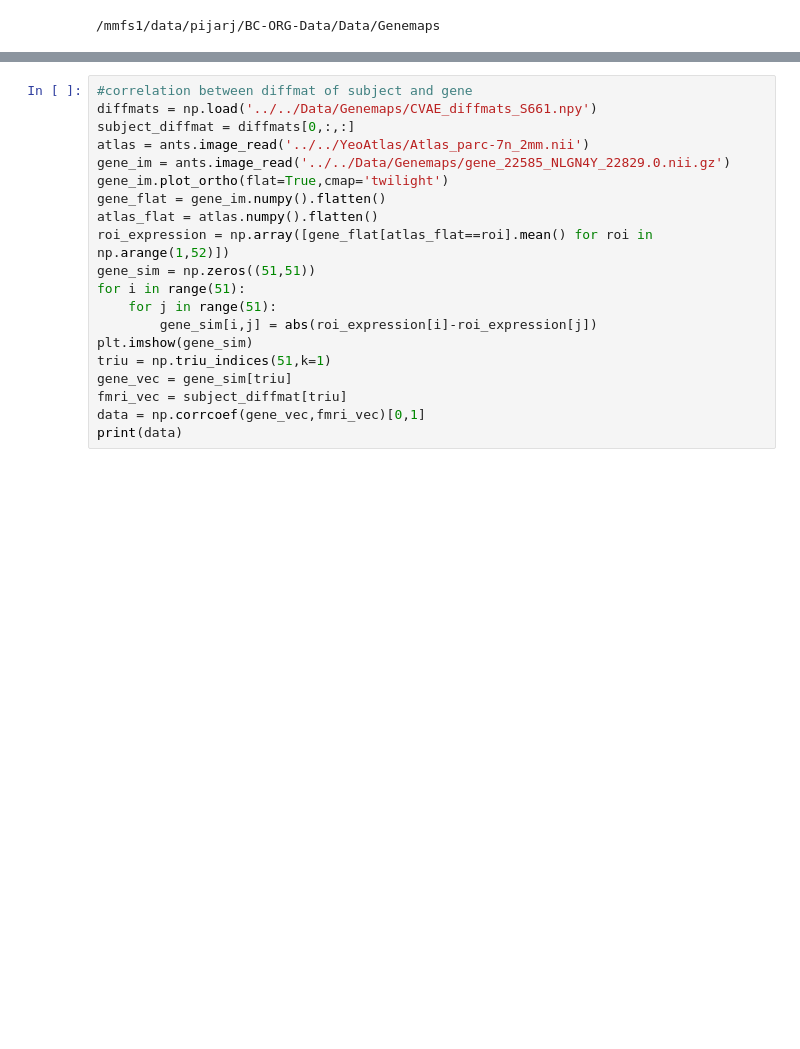
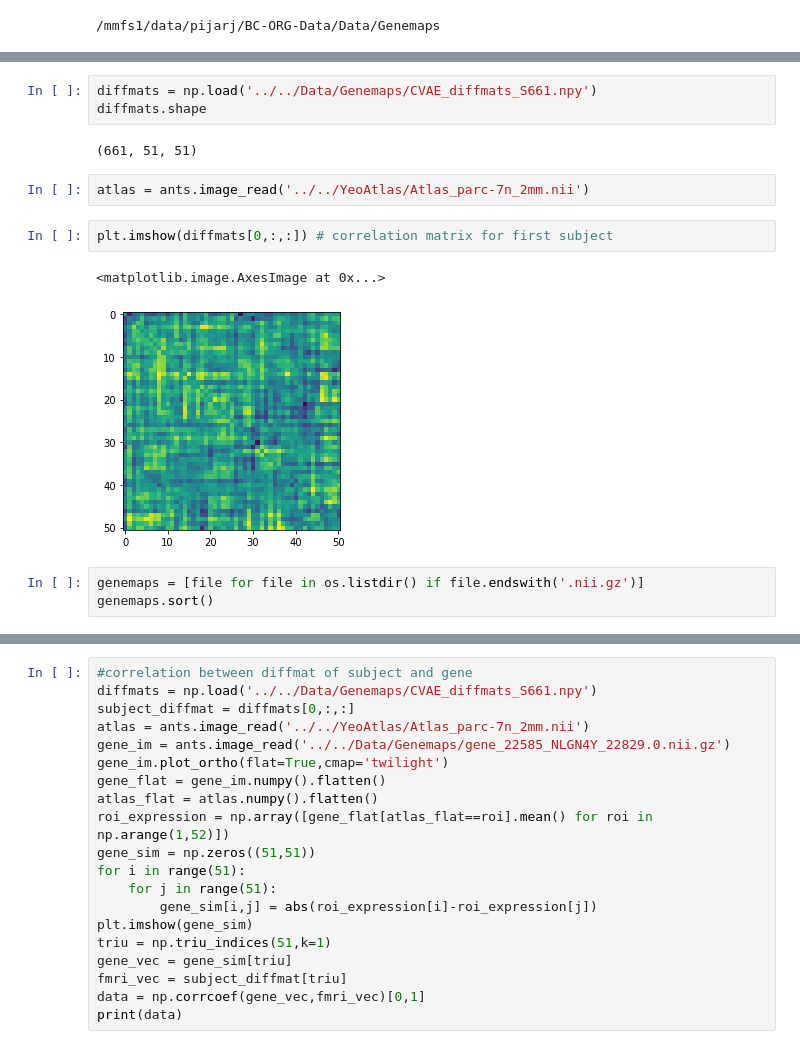
Before and after one commit to Aglinskas/BC-ORG-Data, a Jupyter notebook: Code/Diffmat_Gene_Similarities.ipynb, the cells around one changed output, grey strips where cells are left out. Drawn from its saved outputs; the diff is of its cells as text; blank space fills up the shorter version.

```diff
--- a/Code/Diffmat_Gene_Similarities.ipynb
+++ b/Code/Diffmat_Gene_Similarities.ipynb
@@ -50,0 +15,15 @@ for gene in diffmats:
+# %%
+diffmats = np.load('../../Data/Genemaps/CVAE_diffmats_S661.npy')
+diffmats.shape
+# %% [output]
+(661, 51, 51)
+# %%
+atlas = ants.image_read('../../YeoAtlas/Atlas_parc-7n_2mm.nii')
+# %%
+plt.imshow(diffmats[0,:,:]) # correlation matrix for first subject
+# %% [output]
+<matplotlib.image.AxesImage at 0x...>
+[figure, added]
+# %%
+genemaps = [file for file in os.listdir() if file.endswith('.nii.gz')]
+genemaps.sort()
```
Also changed, not shown: parts of 10 cells of this notebook, 1 other file.
